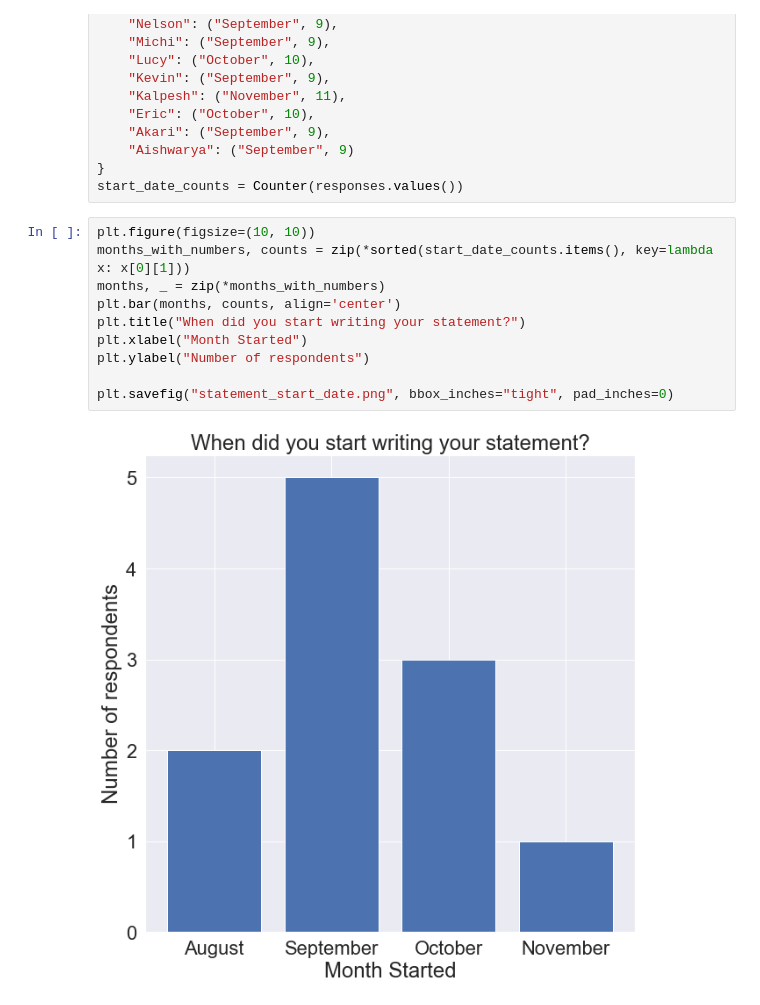
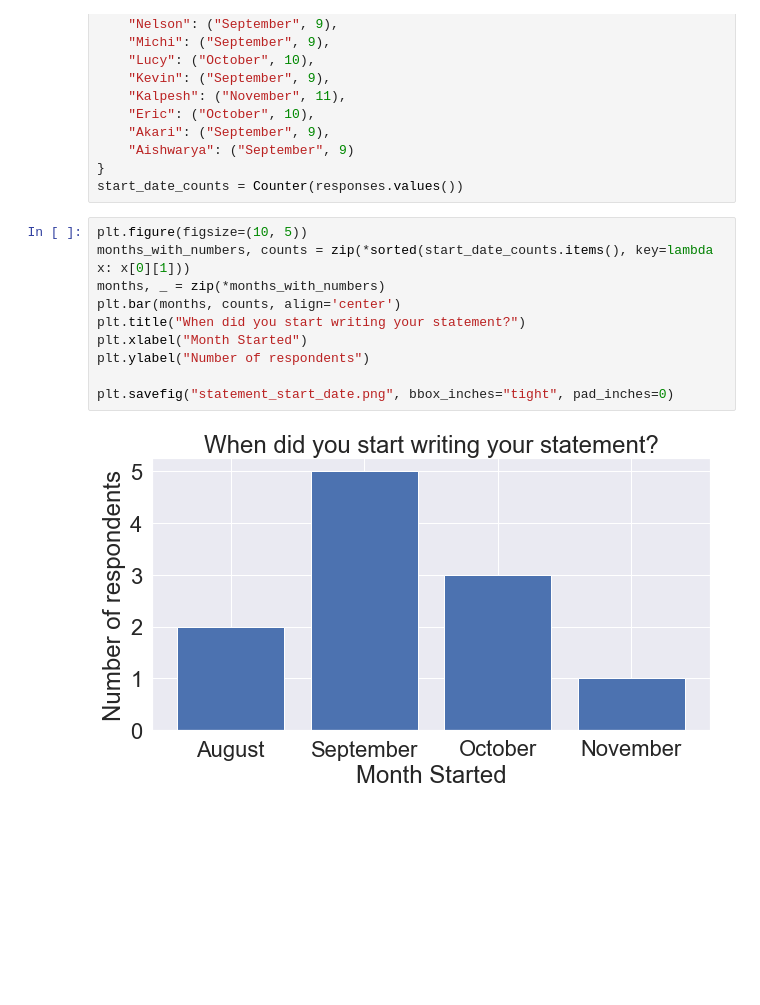
Before and after one commit to nelson-liu/nlp-phd-vis, a Jupyter notebook: When did you start writing your statement?.ipynb, the cells around one changed output. Cells and saved outputs as stored; diff of their text form; blank space fills up the shorter version.

```diff
--- a/When did you start writing your statement?.ipynb
+++ b/When did you start writing your statement?.ipynb
@@ -21,14 +21,14 @@ responses = {
 }
 start_date_counts = Counter(responses.values())
 # %%
-plt.figure(figsize=(10, 10))
+plt.figure(figsize=(10, 5))
 months_with_numbers, counts = zip(*sorted(start_date_counts.items(), key=lambda x: x[0][1]))
 months, _ = zip(*months_with_numbers)
 plt.bar(months, counts, align='center')
 plt.title("When did you start writing your statement?")
 plt.xlabel("Month Started")
 plt.ylabel("Number of respondents")
 
 plt.savefig("statement_start_date.png", bbox_inches="tight", pad_inches=0)
 # %% [output]
-[figure, old version]
+[figure, new version]
```
Also changed, not shown: 5 other files.
